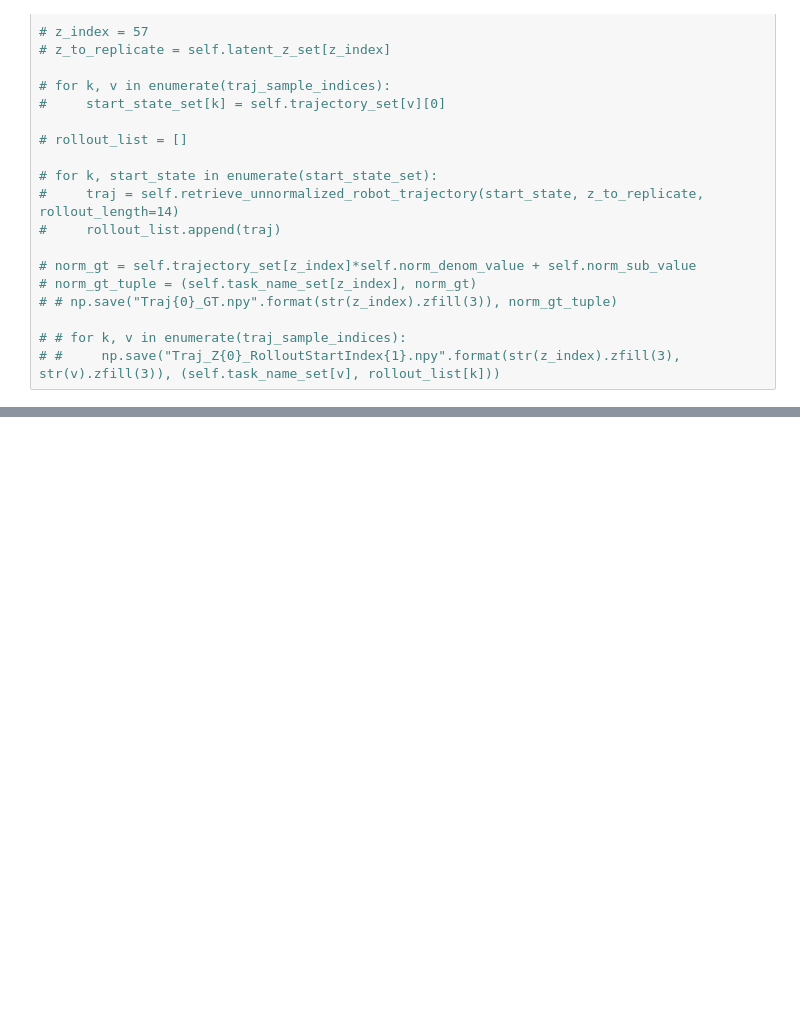
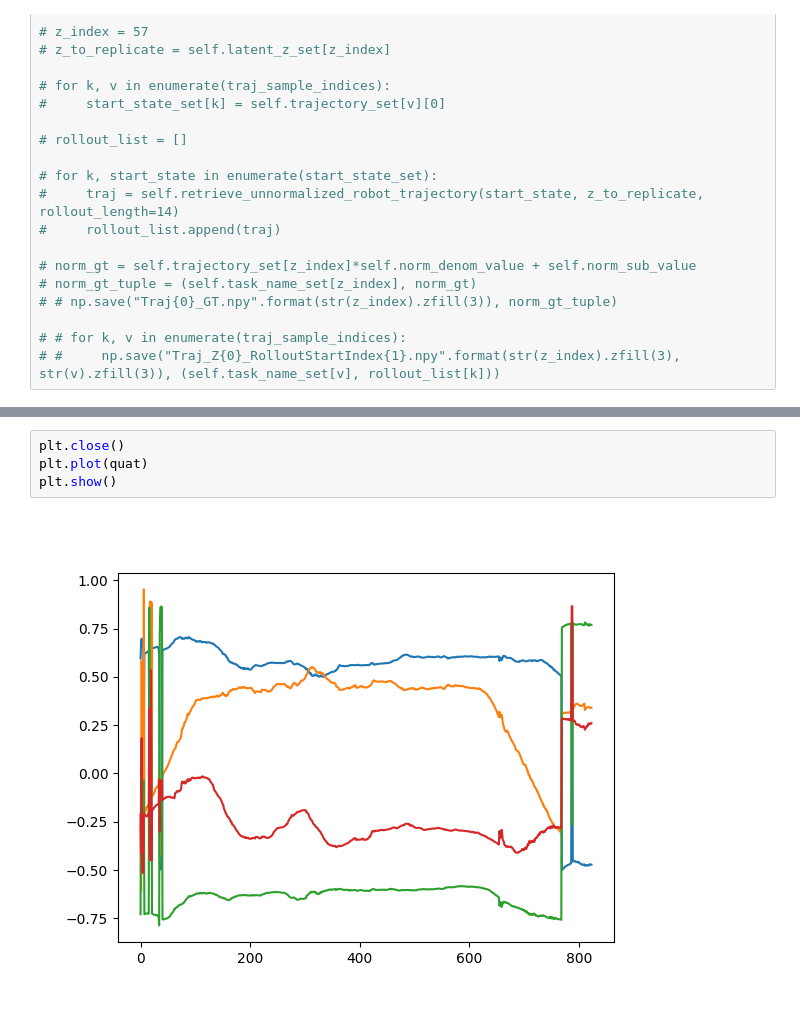
Before and after one commit to chaitanya1chawla/CausalSkillLearning, a Jupyter notebook: Experiments/TrialNotebook.ipynb, the cells around one changed output, grey strips where cells are left out. Drawn from its saved outputs; the diff is of its cells as text; blank space fills up the shorter version.

```diff
--- a/Experiments/TrialNotebook.ipynb
+++ b/Experiments/TrialNotebook.ipynb
@@ -248,0 +264,6 @@ data[::10]
+# %%
+plt.close()
+plt.plot(quat)
+plt.show()
+# %% [output]
+[figure, added]
```
Also changed, not shown: parts of 8 cells of this notebook, 4 other files.
